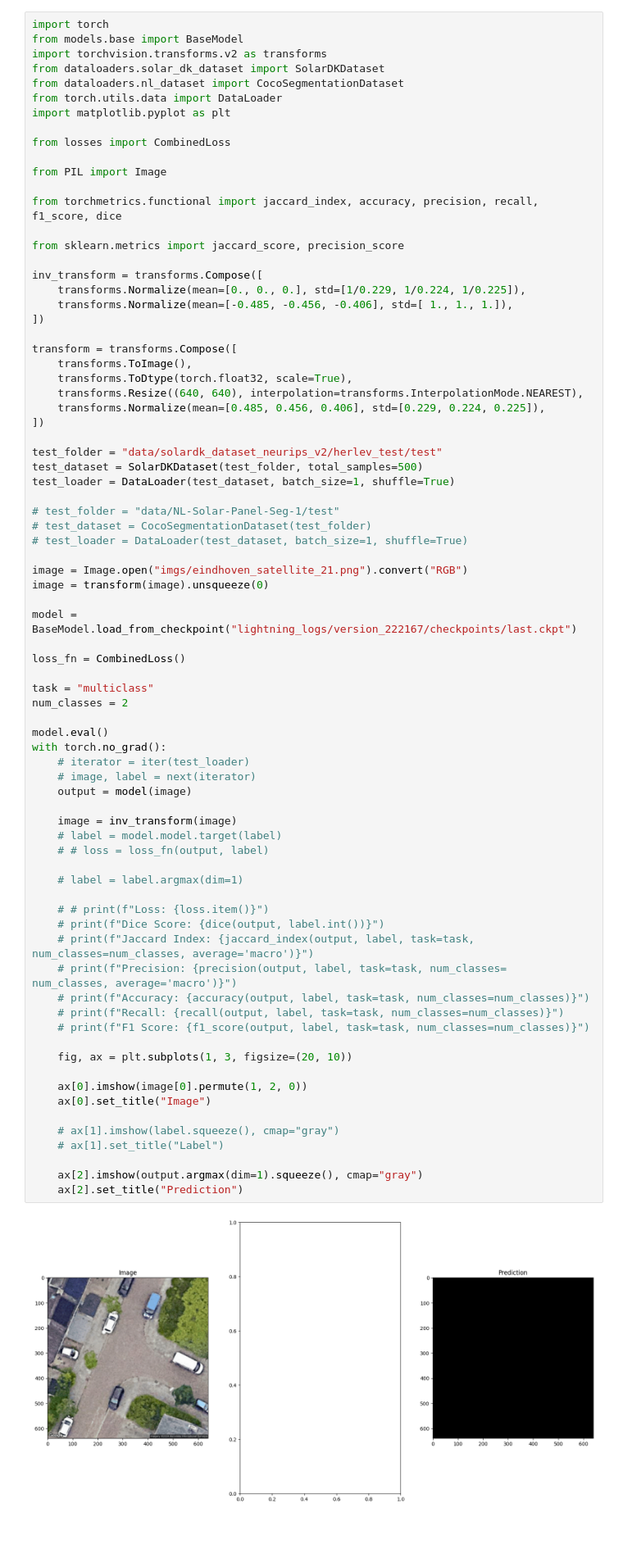
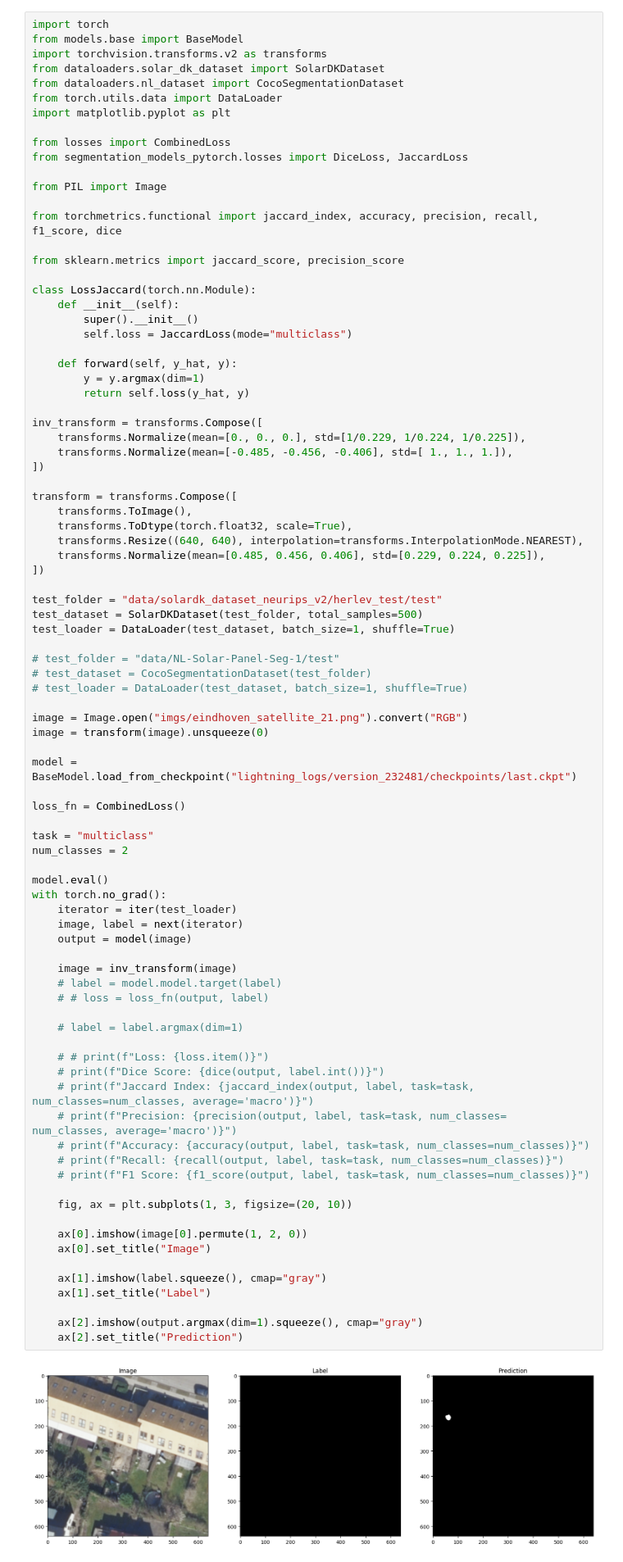
Before and after one commit to Tiburso/EnerVision, a Jupyter notebook: dataloaders.ipynb, the cells around one changed output. Shown at 82% size. Drawn from its saved outputs; the diff is of its cells as text; blank space fills up the shorter version.

```diff
--- a/dataloaders.ipynb
+++ b/dataloaders.ipynb
@@ -161,12 +161,22 @@ from torch.utils.data import DataLoader
 import matplotlib.pyplot as plt
 
 from losses import CombinedLoss
+from segmentation_models_pytorch.losses import DiceLoss, JaccardLoss
 
 from PIL import Image
 
 from torchmetrics.functional import jaccard_index, accuracy, precision, recall, f1_score, dice
 
 from sklearn.metrics import jaccard_score, precision_score
+
+class LossJaccard(torch.nn.Module):
+    def __init__(self):
+        super().__init__()
+        self.loss = JaccardLoss(mode="multiclass")
+
+    def forward(self, y_hat, y):
+        y = y.argmax(dim=1)
+        return self.loss(y_hat, y)
 
 inv_transform = transforms.Compose([
     transforms.Normalize(mean=[0., 0., 0.], std=[1/0.229, 1/0.224, 1/0.225]),
@@ -191,42 +201,42 @@ test_loader = DataLoader(test_dataset, batch_size=1, shuffle=True)
 image = Image.open("imgs/eindhoven_satellite_21.png").convert("RGB")
 image = transform(image).unsqueeze(0)
 
-model = BaseModel.load_from_checkpoint("lightning_logs/version_222167/checkpoints/last.ckpt")
+model = BaseModel.load_from_checkpoint("lightning_logs/version_232481/checkpoints/last.ckpt")
 
 loss_fn = CombinedLoss()
 
 task = "multiclass"
 num_classes = 2
 
 model.eval()
 with torch.no_grad():
-    # iterator = iter(test_loader)
-    # image, label = next(iterator)
+    iterator = iter(test_loader)
+    image, label = next(iterator)
     output = model(image)
 
     image = inv_transform(image)
     # label = model.model.target(label)
     # # loss = loss_fn(output, label)
 
     # label = label.argmax(dim=1)
 
     # # print(f"Loss: {loss.item()}")
     # print(f"Dice Score: {dice(output, label.int())}")
     # print(f"Jaccard Index: {jaccard_index(output, label, task=task, num_classes=num_classes, average='macro')}")
     # print(f"Precision: {precision(output, label, task=task, num_classes=  num_classes, average='macro')}")
     # print(f"Accuracy: {accuracy(output, label, task=task, num_classes=num_classes)}")
     # print(f"Recall: {recall(output, label, task=task, num_classes=num_classes)}")
     # print(f"F1 Score: {f1_score(output, label, task=task, num_classes=num_classes)}")
 
     fig, ax = plt.subplots(1, 3, figsize=(20, 10))
 
     ax[0].imshow(image[0].permute(1, 2, 0))
     ax[0].set_title("Image")
 
-    # ax[1].imshow(label.squeeze(), cmap="gray")
-    # ax[1].set_title("Label")
+    ax[1].imshow(label.squeeze(), cmap="gray")
+    ax[1].set_title("Label")
 
     ax[2].imshow(output.argmax(dim=1).squeeze(), cmap="gray")
     ax[2].set_title("Prediction")
 # %% [output]
-[figure, old version]
+[figure, new version]
```
Also changed, not shown: 1 other file.
